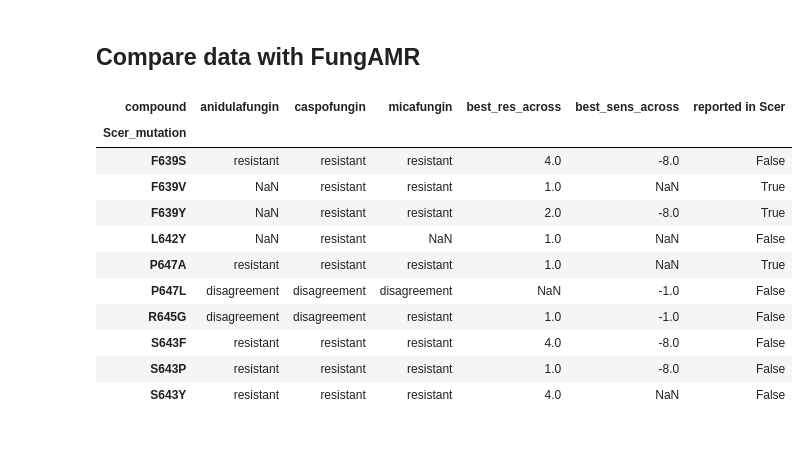
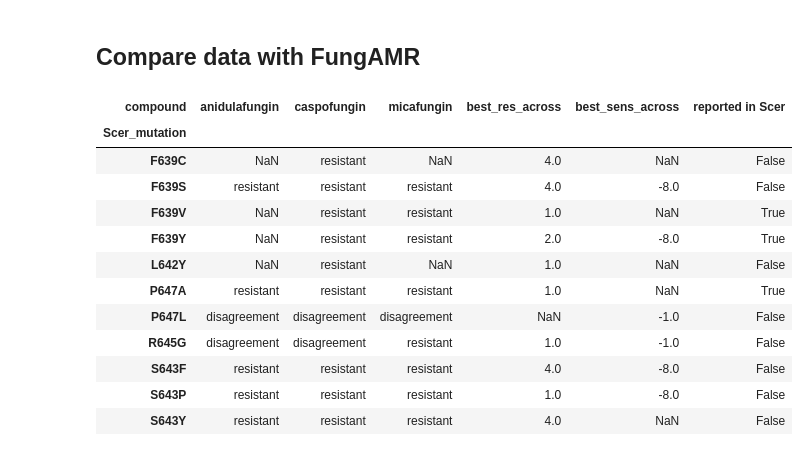
Before and after one commit to durr1602/fks_gyoza, a Jupyter notebook: post/notebooks/classify_gyoza_data.ipynb, the cells around one changed output. Drawn from its saved outputs; the diff is of its cells as text; code cells hidden in the pictures.

```diff
--- a/post/notebooks/classify_gyoza_data.ipynb
+++ b/post/notebooks/classify_gyoza_data.ipynb
@@ -145,32 +31,0 @@ Micafungin 4
-# %%
-# Define the number of components (number of mods)
-mods = 3
-
-# Define range
-mini = round(GMMdf.s.min()) - 1
-maxi = round(GMMdf.s.max()) + 1
-
-# Initialize list of df
-proba_list = []
-
-for i,c in enumerate(model_dict.keys()): # For every compound
-    X = GMMdf[GMMdf.compound == c.lower()].s.values.reshape(-1,1)
-    M_best = GaussianMixture(n_components=mods, random_state = seed).fit(X, y=None)
-    GMMdf.loc[GMMdf.compound == c.lower(), 'label'] = M_best.predict(X)
-
-    x = np.linspace(mini, maxi, len(GMMdf[GMMdf.compound == c.lower()]))
-    logprob = M_best.score_samples(x.reshape(-1, 1))
-    responsibilities = M_best.predict_proba(x.reshape(-1, 1))
-    pdf = np.exp(logprob)
-    pdf_individual = responsibilities * pdf[:, np.newaxis]
-
-    # Convert to dataframe
-    indiv_df = pd.DataFrame(pdf_individual)
-    indiv_df['x'] = x
-    indiv_df = indiv_df.melt(id_vars = 'x', var_name = 'label', value_name='p(x)')
-    indiv_df['compound'] = c
-    proba_list.append(indiv_df)
-
-proba_df = pd.concat(proba_list, ignore_index=True)
-hist_df = GMMdf.copy()
-hist_df['compound'] = hist_df.compound.apply(lambda x: x.title())
@@ -433,0 +59,3 @@ def refine_class(v, comp, threshdf):
+# %%
+df = pd.read_csv(data_path)
+stddf = pd.read_csv(thresholds)
@@ -434,3 +64,6 @@ def refine_class(v, comp, threshdf):
 # %%
-GMMdf['refined_class'] = GMMdf.apply(lambda row: refine_class(row.s, row.compound, stddf), axis=1)
-GMMdf
+
+df['refined_class'] = df.apply(lambda row: refine_class(row.s, row.compound, stddf), axis=1)
+df['sensres'] = df.refined_class.replace({'intermediary':'resistant',
+                                                'WT-like':'sensitive', 'slightly deleterious':'sensitive', 'deleterious':'deleterious'})
+df.to_csv(data_path, index=False)
@@ -784,28 +320,29 @@ def bool_cross(x,y):
     else:
         return 'disagreement'
 # %%
-fungamr_merge = pd.merge(left=GMMdf, right=fungamr[['Scer_mutation','aa_seq','compound','phenotype', 'best_res', 'best_sens', 'reported in Scer']], on=['aa_seq','compound'], how='outer')
+fungamr_merge = pd.merge(left=df, right=fungamr[['Scer_mutation','aa_seq','compound','phenotype', 'best_res', 'best_sens', 'reported in Scer']], on=['aa_seq','compound'], how='outer')
 fungamr_merge['litterature_support'] = fungamr_merge.apply(lambda row: bool_cross(row.sensres, row.phenotype), axis=1)
 agreements = fungamr_merge[fungamr_merge.litterature_support.notnull()].pivot_table(index='Scer_mutation',
                                                                        columns='compound',
                                                                        values='litterature_support',
                                                                        aggfunc='first'
                                                                       )
 best_scores = fungamr_merge[fungamr_merge.litterature_support.notnull()].pivot_table(index='Scer_mutation',
                                                                        columns='compound',
                                                                        values=['best_res','best_sens','reported in Scer'],
                                                                        aggfunc='first'
                                                                       )
 best_res = best_scores[[x for x in best_scores.columns if x[0] == 'best_res']].min(axis=1)
 best_sens = best_scores[[x for x in best_scores.columns if x[0] == 'best_sens']].max(axis=1)
 Scer_rep = best_scores[[x for x in best_scores.columns if x[0] == 'reported in Scer']].any(axis=1)
 agreements['best_res_across'] = best_res
 agreements['best_sens_across'] = best_sens
 agreements['reported in Scer'] = Scer_rep
 agreements
 # %% [output]
 | compound | anidulafungin | caspofungin | micafungin | best_res_across | best_sens_across | reported in Scer |
 | Scer_mutation |  |  |  |  |  |  |
+| F639C | NaN | resistant | NaN | 4.0 | NaN | False |
 | F639S | resistant | resistant | resistant | 4.0 | -8.0 | False |
 | F639V | NaN | resistant | resistant | 1.0 | NaN | True |
 | F639Y | NaN | resistant | resistant | 2.0 | -8.0 | True |
```
Also changed, not shown: parts of 53 cells of this notebook, 12 other files.
